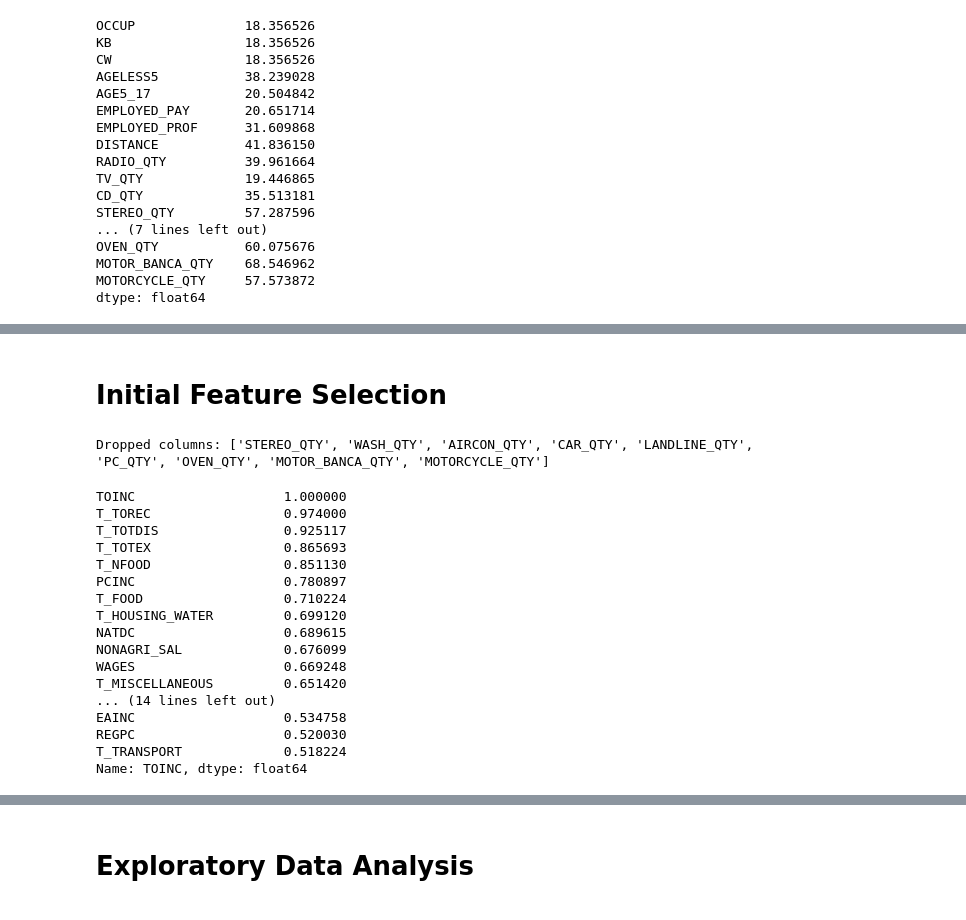
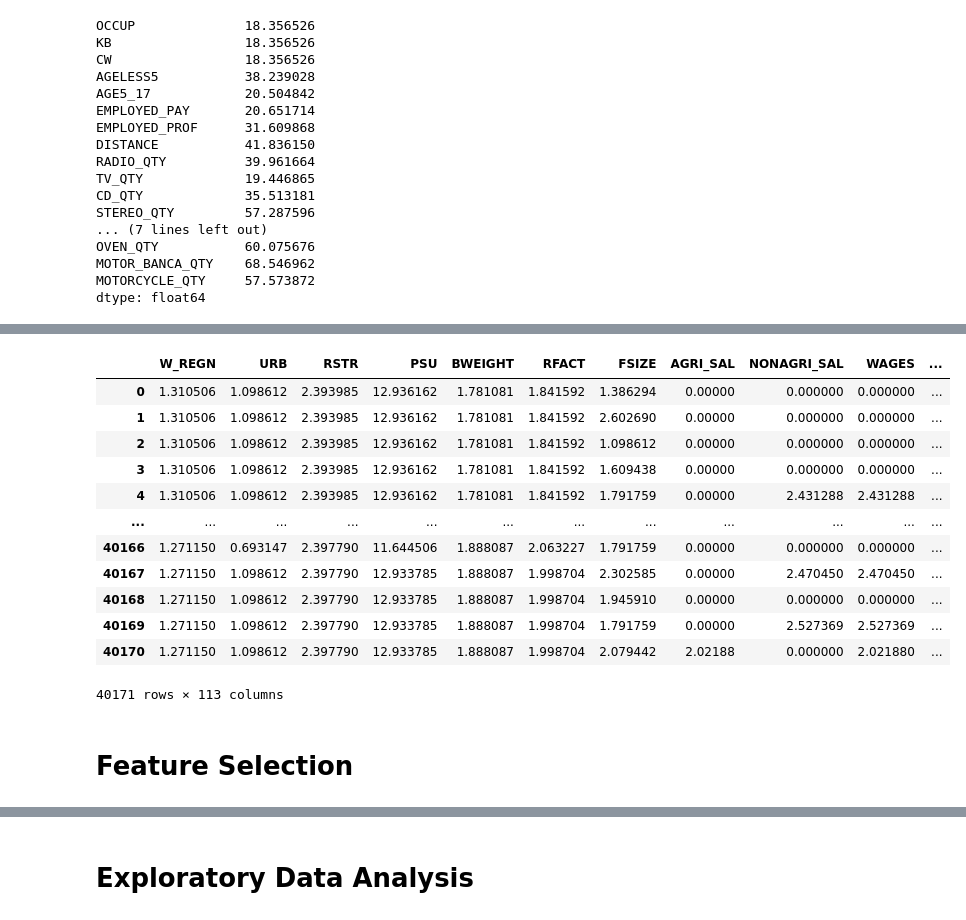
Before and after one commit to weeg16/STINTSY, a Jupyter notebook: main.ipynb, the cells around one changed output, grey strips where cells are left out. Drawn from its saved outputs; the diff is of its cells as text; code cells hidden in the pictures.

```diff
--- a/main.ipynb
+++ b/main.ipynb
@@ -420,0 +443,3 @@ dtype: float64
+# %%
+skewness_values = fies_df[numeric_cols].skew()
+print(skewness_values)
@@ -420,0 +459,12 @@ dtype: float64
+# %%
+exclude_cols = [
+    "SEX", "JOB",
+    "HGC",
+    "OCCUP_GROUP", "KB_Group", "CW_Group"
+]
+
+exclude_one_hot = [col for col in fies_df.columns if "OCCUP_GROUP_" in col or "KB_Group_" in col or "CW_Group_" in col]
+
+exclude_cols += exclude_one_hot
+
+print("Columns to Exclude from Log Transform & Scaling:", exclude_cols)
@@ -420,0 +473,3 @@ dtype: float64
+# %%
+skewed_cols = skewness_values[abs(skewness_values) > 1].index
+print("Highly skewed variables:", skewed_cols)
@@ -421,35 +492,18 @@ dtype: float64
+# %%
+fies_df[numeric_cols]
+# %% [output]
+|  | W_REGN | URB | RSTR | PSU | BWEIGHT | RFACT | FSIZE | AGRI_SAL | NONAGRI_SAL | WAGES | ... |
+| 0 | 1.310506 | 1.098612 | 2.393985 | 12.936162 | 1.781081 | 1.841592 | 1.386294 | 0.00000 | 0.000000 | 0.000000 | ... |
+| 1 | 1.310506 | 1.098612 | 2.393985 | 12.936162 | 1.781081 | 1.841592 | 2.602690 | 0.00000 | 0.000000 | 0.000000 | ... |
+| 2 | 1.310506 | 1.098612 | 2.393985 | 12.936162 | 1.781081 | 1.841592 | 1.098612 | 0.00000 | 0.000000 | 0.000000 | ... |
+| 3 | 1.310506 | 1.098612 | 2.393985 | 12.936162 | 1.781081 | 1.841592 | 1.609438 | 0.00000 | 0.000000 | 0.000000 | ... |
+| 4 | 1.310506 | 1.098612 | 2.393985 | 12.936162 | 1.781081 | 1.841592 | 1.791759 | 0.00000 | 2.431288 | 2.431288 | ... |
+| ... | ... | ... | ... | ... | ... | ... | ... | ... | ... | ... | ... |
+| 40166 | 1.271150 | 0.693147 | 2.397790 | 11.644506 | 1.888087 | 2.063227 | 1.791759 | 0.00000 | 0.000000 | 0.000000 | ... |
+| 40167 | 1.271150 | 1.098612 | 2.397790 | 12.933785 | 1.888087 | 1.998704 | 2.302585 | 0.00000 | 2.470450 | 2.470450 | ... |
+| 40168 | 1.271150 | 1.098612 | 2.397790 | 12.933785 | 1.888087 | 1.998704 | 1.945910 | 0.00000 | 0.000000 | 0.000000 | ... |
+| 40169 | 1.271150 | 1.098612 | 2.397790 | 12.933785 | 1.888087 | 1.998704 | 1.791759 | 0.00000 | 2.527369 | 2.527369 | ... |
+| 40170 | 1.271150 | 1.098612 | 2.397790 | 12.933785 | 1.888087 | 1.998704 | 2.079442 | 2.02188 | 0.000000 | 2.021880 | ... |
+40171 rows × 113 columns
 # %% [markdown]
-# **Initial Feature Selection**
+# **Feature Selection**
-# %%
-missing_threshold = 0.50
-missing_percent = fies_df.isnull().mean()
-
-cols_to_drop = missing_percent[missing_percent > missing_threshold].index
-fies_df = fies_df.drop(columns=cols_to_drop)
-
-print("Dropped columns:", cols_to_drop.tolist())
-# %% [output]
-Dropped columns: ['STEREO_QTY', 'WASH_QTY', 'AIRCON_QTY', 'CAR_QTY', 'LANDLINE_QTY', 'PC_QTY', 'OVEN_QTY', 'MOTOR_BANCA_QTY', 'MOTORCYCLE_QTY']
-# %%
-corr_matrix = fies_df.corr()
-target_var = 'TOINC'
-strong_corr = corr_matrix[target_var][abs(corr_matrix[target_var]) > 0.5].sort_values(ascending=False)
-print(strong_corr)
-# %% [output]
-TOINC                   1.000000
-T_TOREC                 0.974000
-T_TOTDIS                0.925117
-T_TOTEX                 0.865693
-T_NFOOD                 0.851130
-PCINC                   0.780897
-T_FOOD                  0.710224
-T_HOUSING_WATER         0.699120
-NATDC                   0.689615
-NONAGRI_SAL             0.676099
-WAGES                   0.669248
-T_MISCELLANEOUS         0.651420
-... (14 lines left out)
-EAINC                   0.534758
-REGPC                   0.520030
-T_TRANSPORT             0.518224
-Name: TOINC, dtype: float64
```
Also changed, not shown: parts of 32 cells of this notebook.
